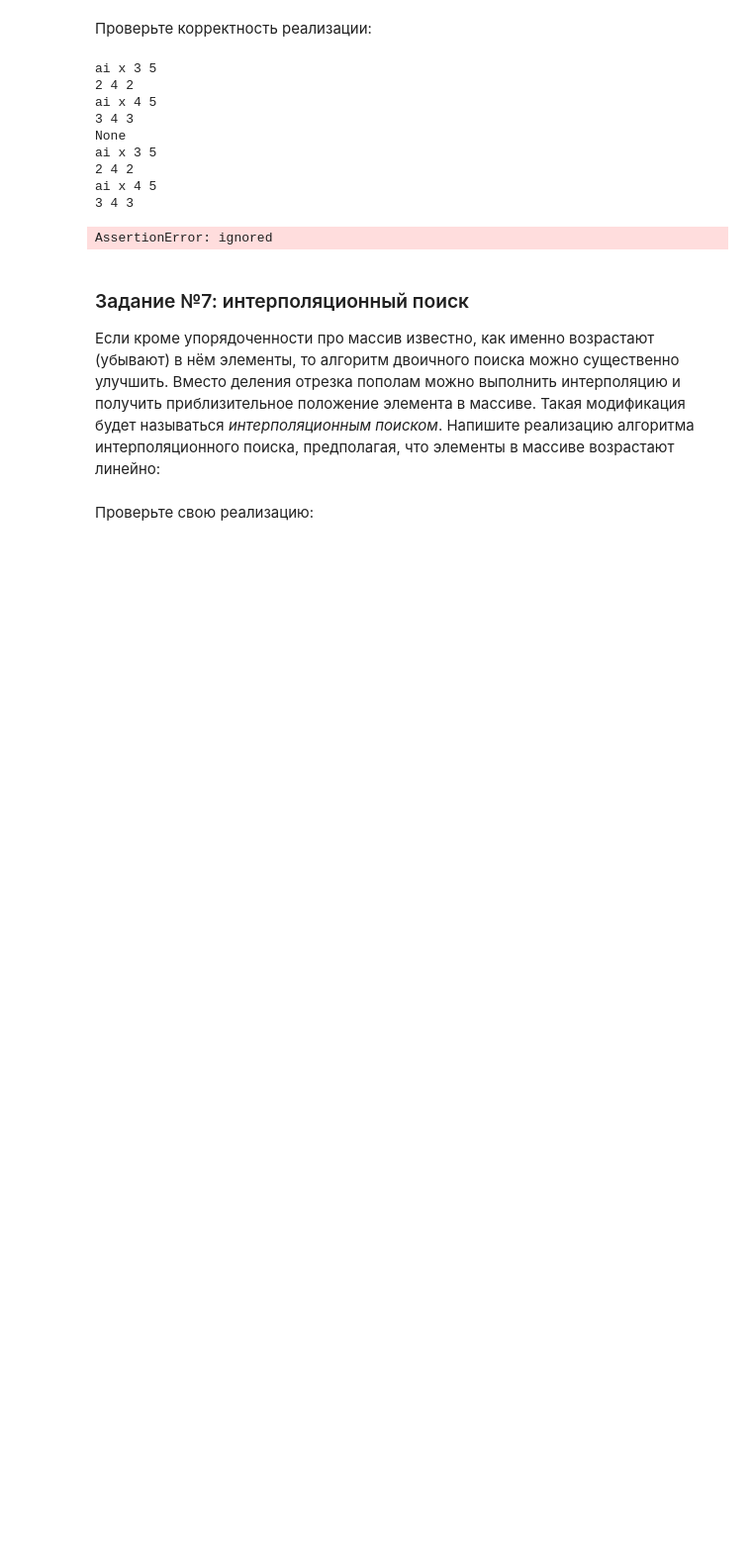
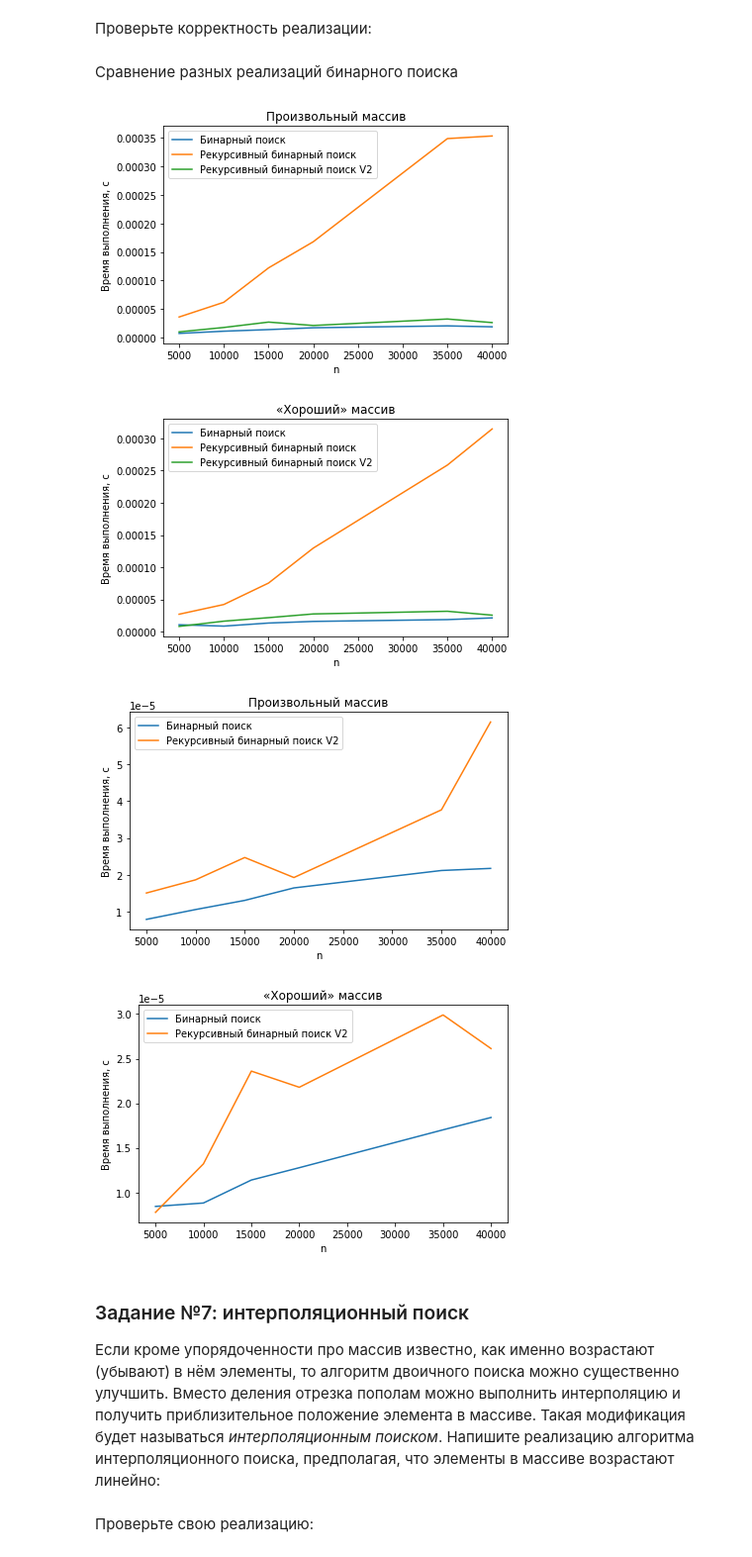
Before and after one commit to Heymdale/Python-practices, a Jupyter notebook: Practices.ipynb, the cells around one changed output. Shown at 99% size. Cells and saved outputs as stored; diff of their text form; code cells hidden in the pictures; blank space fills up the shorter version.

```diff
--- a/Practices.ipynb
+++ b/Practices.ipynb
@@ -3681,0 +3701,19 @@ def recursive_binary_search(a, x):
+# %%
+# Пробуем метод из интернета:
+def recursive_binary_search_v2(a, x, left=None, right=None):
+  if left == None:
+    left = 0
+  if right == None:
+    right = len(a) - 1
+  middle = (left + right) // 2;
+  #print(middle)
+  if a[middle] == x:
+    return middle
+  if left == right:
+      return -1;
+  if a[middle] > x:
+    right = middle - 1
+    return recursive_binary_search_v2(a, x, left, right)
+  elif a[middle] < x:
+    left = middle + 1
+    return recursive_binary_search_v2(a, x, left, right)
@@ -3693,34 +3743,52 @@ def binary_search(a, x):
       left = middle
     else:
       return middle
-    print('ai x', a[middle], x)
-    print(left, right, middle)
+  if a[left] == x:
+    return left
+  elif a[right] == x:
+    return right
+  else:
+    return -1
 # %% [markdown]
 Проверьте корректность реализации:
 # %%
+assert recursive_binary_search([1, 2, 3, 4, 5], 6) == -1
 assert recursive_binary_search([1, 2, 3, 4, 5], 5) == 4
 assert recursive_binary_search([1, 2, 3, 4, 5, 6, 7, 8, 9, 10, 11, 12, 13],\
                                12) == 11
 assert recursive_binary_search([1, 2, 3, 4, 5, 6, 7, 8, 9, 12, 138],\
                            12) == 9
 assert recursive_binary_search([1, 2, 3, 4, 5], 1) == 0
-print(binary_search([1, 2, 3, 4, 5], 5))
+assert recursive_binary_search_v2([1, 2, 3, 4, 5], 6) == -1
+assert recursive_binary_search_v2([1, 2, 3, 4, 5], 5) == 4
+assert recursive_binary_search_v2([1, 2, 3, 4, 5, 6, 7, 8, 9, 10, 11, 12, 13],\
+                               12) == 11
+assert recursive_binary_search_v2([1, 2, 3, 4, 5, 6, 7, 8, 9, 12, 138],\
+                           12) == 9
+assert recursive_binary_search_v2([1, 2, 3, 4, 5], 1) == 0
+assert binary_search([1, 2, 3, 4, 5], 6) == -1
 assert binary_search([1, 2, 3, 4, 5], 5)  == 4
 assert binary_search([1, 2, 3, 4, 5], 3)  == 2
 assert binary_search([1, 2, 3, 4, 5], 1)  == 0
 assert binary_search([1, 2, 3, 4, 5, 6, 7, 8, 9, 12, 138],\
                            12) == 9
-# %% [output]
-ai x 3 5
-2 4 2
-ai x 4 5
-3 4 3
-None
-ai x 3 5
-2 4 2
-ai x 4 5
-3 4 3
-AssertionError: ignored
+# %% [markdown]
+Сравнение разных реализаций бинарного поиска
+# %%
+util.plot_search_results_huge(
+    ('Бинарный поиск', binary_search),
+    ('Рекурсивный бинарный поиск', recursive_binary_search),
+    ('Рекурсивный бинарный поиск V2', recursive_binary_search_v2),
+)
+util.plot_search_results_huge(
+    ('Бинарный поиск', binary_search),
+    ('Рекурсивный бинарный поиск V2', recursive_binary_search_v2),
+)
+# %% [output]
+[figure, added]
+[figure, added]
+[figure, added]
+[figure, added]
 # %% [markdown]
 ### Задание №7: интерполяционный поиск
 
```
Also changed, not shown: parts of 15 cells of this notebook.
